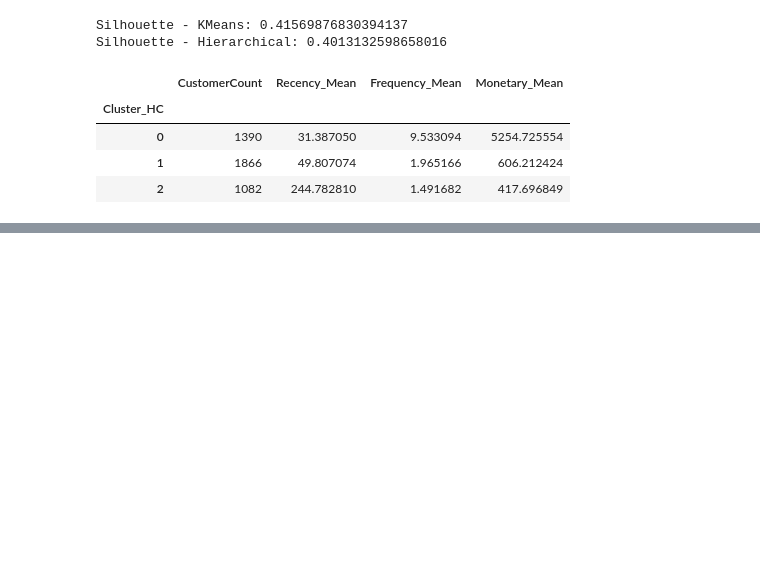
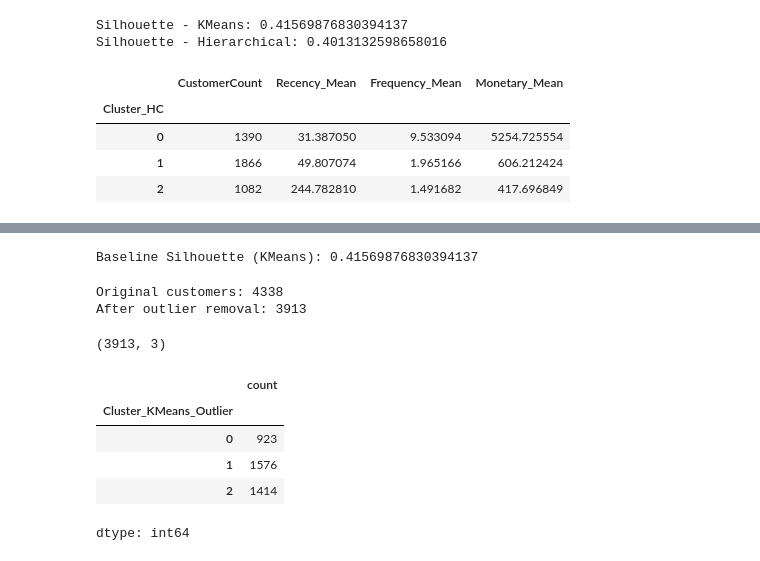
Before and after one commit to Chirag0455/MSc_Data_Science_Project, a Jupyter notebook: DS_Project_Chirag.ipynb, the cells around one changed output, grey strips where cells are left out. Saved outputs shown, nothing was run; the diff lists cells and outputs as text; code cells hidden in the pictures; blank space fills up the shorter version.

```diff
--- a/DS_Project_Chirag.ipynb
+++ b/DS_Project_Chirag.ipynb
@@ -544,0 +581,26 @@ Silhouette - Hierarchical: 0.4013132598658016
+# %%
+# Baseline score for comparision.
+from sklearn.metrics import silhouette_score
+
+baseline_sil = silhouette_score(X_scaled, rfm["Cluster_KMeans"])
+print("Baseline Silhouette (KMeans):", baseline_sil)
+# %% [output]
+Baseline Silhouette (KMeans): 0.41569876830394137
+# %%
+# Create filtered dataset (IQR on Monetary).
+
+Q1 = rfm["Monetary"].quantile(0.25)
+Q3 = rfm["Monetary"].quantile(0.75)
+IQR = Q3 - Q1
+
+lower = Q1 - 1.5 * IQR
+upper = Q3 + 1.5 * IQR
+
+mask = (rfm["Monetary"] >= lower) & (rfm["Monetary"] <= upper)
+
+rfm_filtered = rfm.loc[mask].copy()
+print("Original customers:", rfm.shape[0])
+print("After outlier removal:", rfm_filtered.shape[0])
+# %% [output]
+Original customers: 4338
+After outlier removal: 3913
@@ -544,0 +614,25 @@ Silhouette - Hierarchical: 0.4013132598658016
+# %%
+# Scale filtered features
+from sklearn.preprocessing import StandardScaler
+
+scaler_f = StandardScaler()
+X_scaled_filtered = scaler_f.fit_transform(Xf)
+
+X_scaled_filtered.shape
+# %% [output]
+(3913, 3)
+# %%
+# Re-run KMeans on filtered data.
+from sklearn.cluster import KMeans
+
+kmeans_filtered = KMeans(n_clusters=3, random_state=42, n_init="auto")
+rfm_filtered["Cluster_KMeans_Outlier"] = kmeans_filtered.fit_predict(X_scaled_filtered)
+
+rfm_filtered["Cluster_KMeans_Outlier"].value_counts().sort_index()
+# %% [output]
+|  | count |
+| Cluster_KMeans_Outlier |  |
+| 0 | 923 |
+| 1 | 1576 |
+| 2 | 1414 |
+dtype: int64
```
Also changed, not shown: parts of 19 cells of this notebook.
